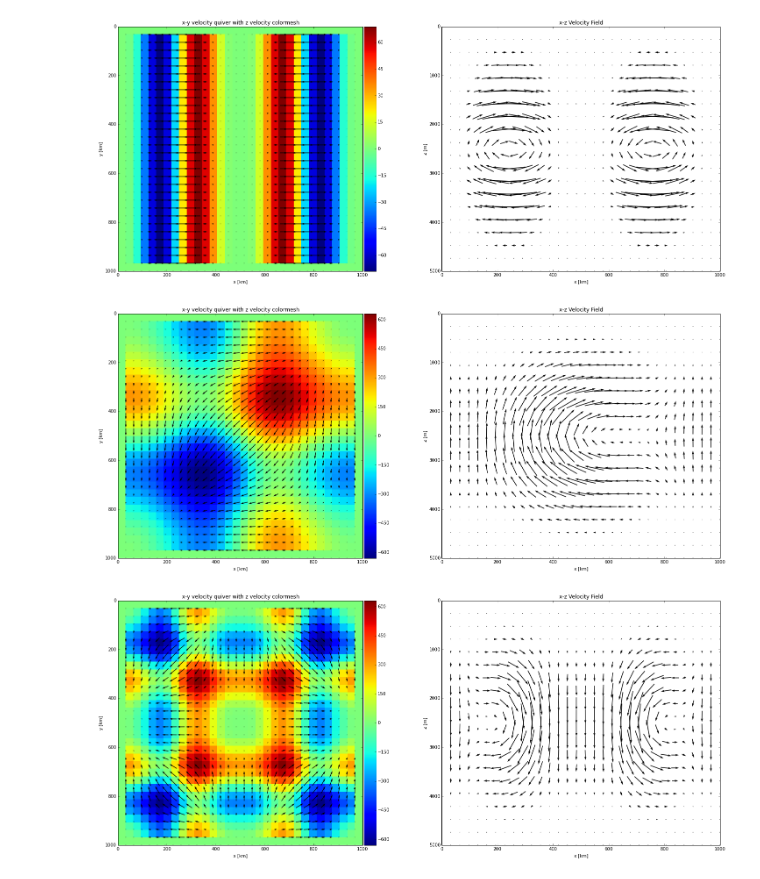
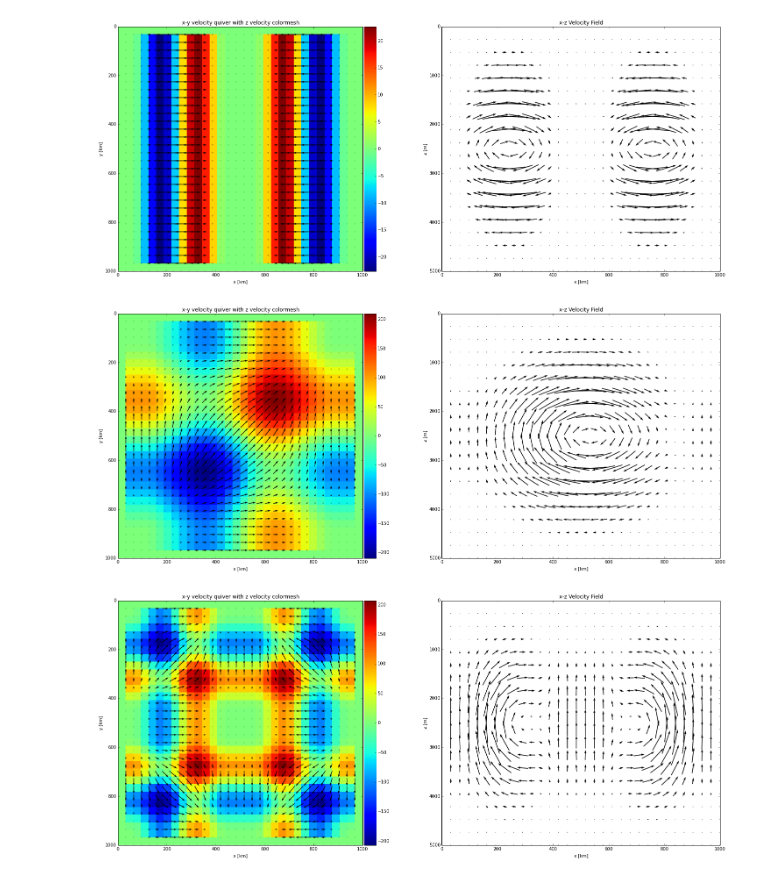
Before and after one commit to UBC-MOAD/pa-th-simple, a Jupyter notebook: prelim-model/Evaluatin of threeflow.py.ipynb, the cells around one changed output. Cells and saved outputs as stored; diff of their text form; code cells hidden in the pictures.

```diff
--- a/prelim-model/Evaluatin of threeflow.py.ipynb
+++ b/prelim-model/Evaluatin of threeflow.py.ipynb
@@ -26,8 +26,8 @@ g = ThPa3D.Fgrid(nx, ny, nz, ng, dt);h = ThPa3D.Fgrid(nx, ny, nz, ng, dt)
 k_ad, k_de, Q = ThPa3D.k_sorp3('Pa', zmin, zmax, nx, ny, nz)
 # velocity
 V = 0.02/1000*365.*86400.
+n = 5
 # %%
-n = 10
 u = threeflow.onecell_cen_xz(xmin, xmax, zmin, zmax, nx, ny, nz, V)
 init = threeplot.init(g.a, h.a, u, xmin, xmax, ymin, ymax, zmin, zmax, nx, ny, nz, 'Pa', n)
 plt.close(1)
@@ -38,18 +38,16 @@ u = threeflow.twocell_cen_xz(xmin, xmax, zmin, zmax, nx, ny, nz, V)
 init = threeplot.init(g.a, h.a, u, xmin, xmax, ymin, ymax, zmin, zmax, nx, ny, nz, 'Pa', n)
 plt.close(1)
 # %% [output]
-[figure, old version]
+[figure, new version]
 # %%
-n = 10
 u = threeflow.onecell_cen_xyz(xmin, xmax, ymin, ymax,zmin, zmax, nx, ny, nz, V)
 init = threeplot.init(g.a, h.a, u, xmin, xmax, ymin, ymax, zmin, zmax, nx, ny, nz, 'Pa', n)
 plt.close(1)
 # %% [output]
-[figure, old version]
+[figure, new version]
 # %%
-n = 10
 u = threeflow.twocell_cen_xyz(xmin, xmax, ymin,ymax,zmin, zmax, nx, ny, nz, V)
 init = threeplot.init(g.a, h.a, u, xmin, xmax, ymin, ymax, zmin, zmax, nx, ny, nz, 'Pa', n)
 plt.close(1)
 # %% [output]
-[figure, old version]
+[figure, new version]
```
Also changed, not shown: parts of 2 cells of this notebook, 1 other file.
